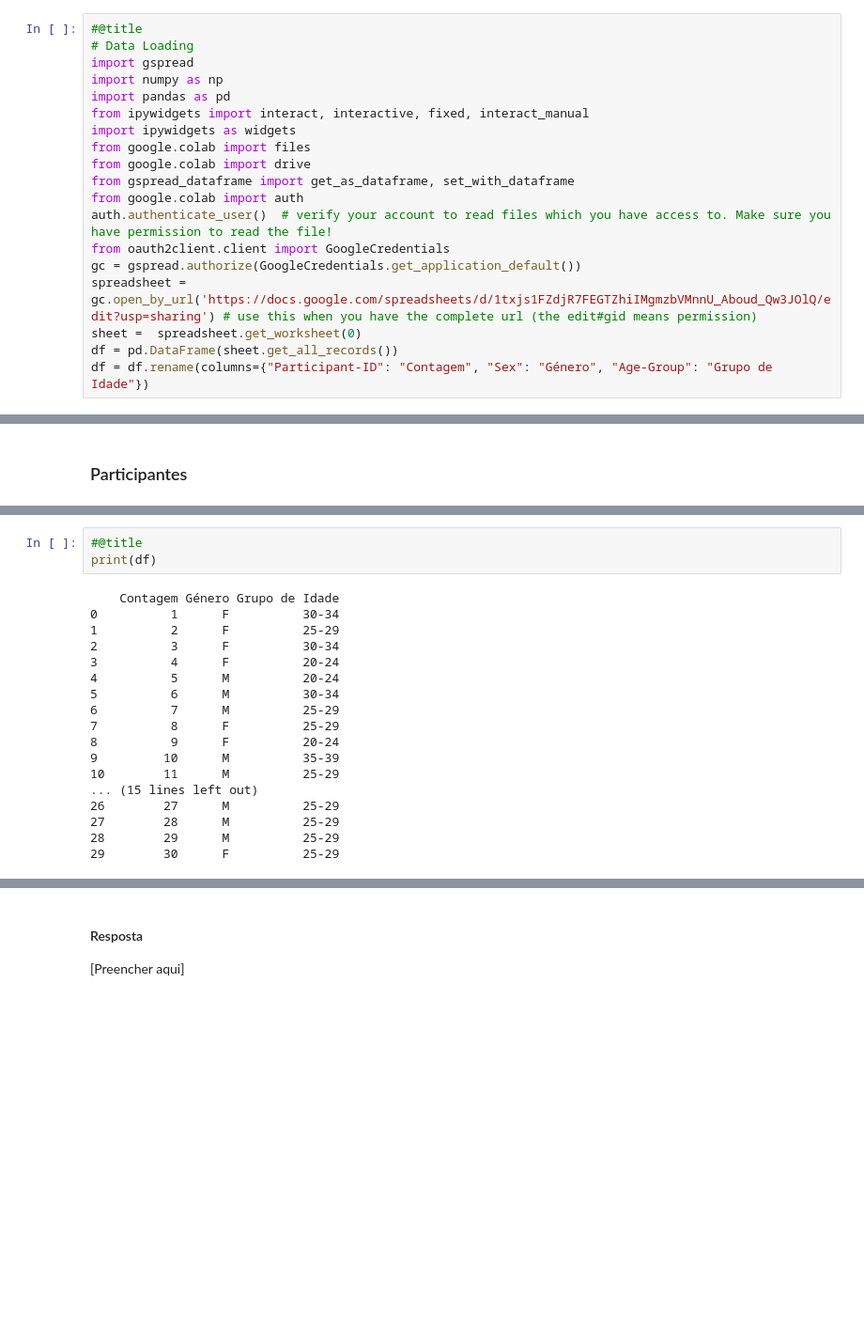
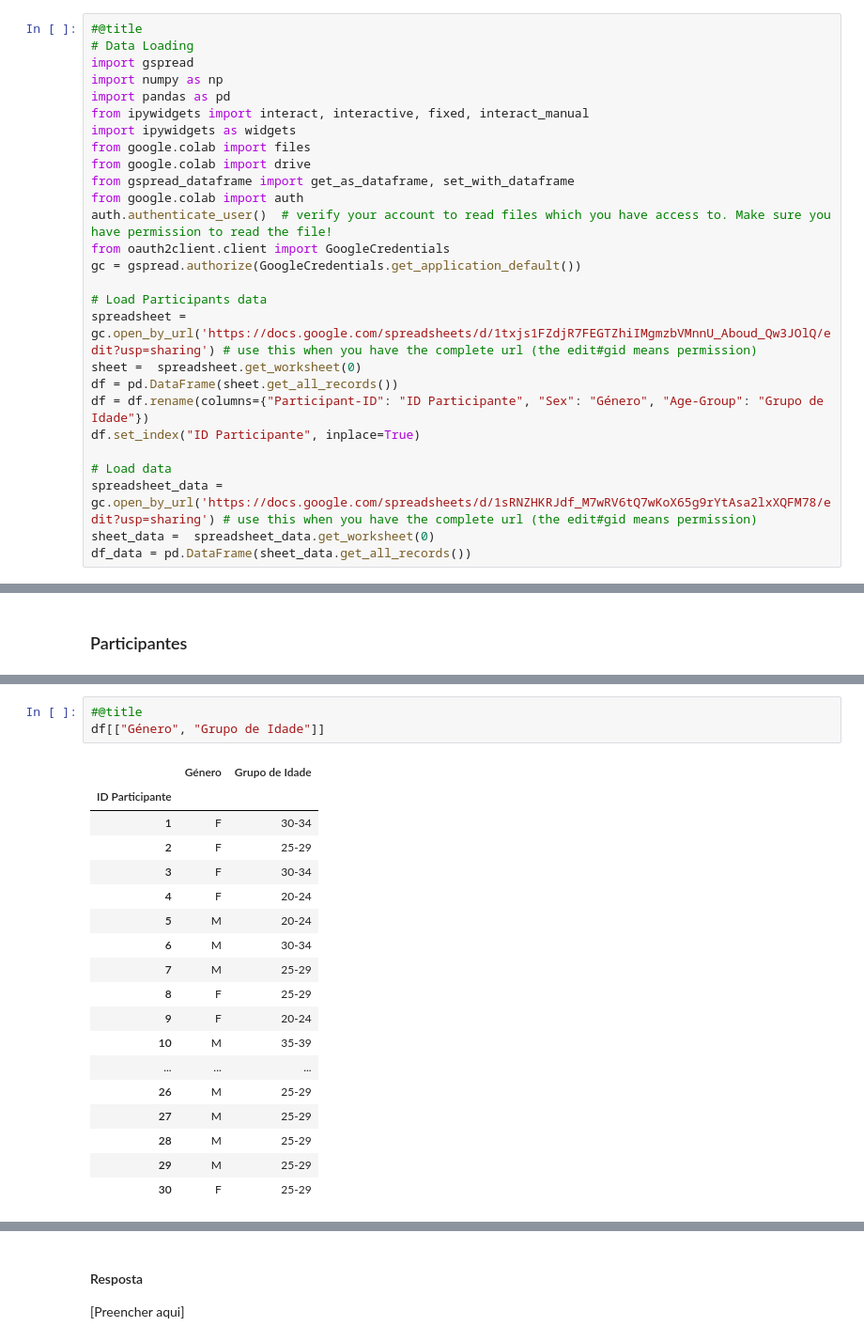
Before and after one commit to CIBIT-UC/clube-ciencia-viva, a Jupyter notebook: tutorials/SAG-sessao1-part2.ipynb, the cells around one changed output, grey strips where cells are left out. Shown at 94% size. Drawn from its saved outputs; the diff is of its cells as text; blank space fills up the shorter version.

```diff
--- a/tutorials/SAG-sessao1-part2.ipynb
+++ b/tutorials/SAG-sessao1-part2.ipynb
@@ -18,10 +18,18 @@ from google.colab import auth
 auth.authenticate_user()  # verify your account to read files which you have access to. Make sure you have permission to read the file!
 from oauth2client.client import GoogleCredentials
 gc = gspread.authorize(GoogleCredentials.get_application_default())
+
+# Load Participants data
 spreadsheet = gc.open_by_url('https://docs.google.com/spreadsheets/d/1txjs1FZdjR7FEGTZhiIMgmzbVMnnU_Aboud_Qw3JOlQ/edit?usp=sharing') # use this when you have the complete url (the edit#gid means permission)
 sheet =  spreadsheet.get_worksheet(0)
 df = pd.DataFrame(sheet.get_all_records())
-df = df.rename(columns={"Participant-ID": "Contagem", "Sex": "Género", "Age-Group": "Grupo de Idade"})
+df = df.rename(columns={"Participant-ID": "ID Participante", "Sex": "Género", "Age-Group": "Grupo de Idade"})
+df.set_index("ID Participante", inplace=True)
+
+# Load data
+spreadsheet_data = gc.open_by_url('https://docs.google.com/spreadsheets/d/1sRNZHKRJdf_M7wRV6tQ7wKoX65g9rYtAsa2lxXQFM78/edit?usp=sharing') # use this when you have the complete url (the edit#gid means permission)
+sheet_data =  spreadsheet_data.get_worksheet(0)
+df_data = pd.DataFrame(sheet_data.get_all_records())
 # %% [markdown]
 ![Screenshot 2020-11-09 at 10.32.05.png](embedded-picture-1)
 # %% [markdown]
@@ -64,22 +72,23 @@ O estudo recrutou 30 participantes dos quais 15 elementos são do género femini
 # %%
 #@title
-print(df)
+df[["Género", "Grupo de Idade"]]
 # %% [output]
-    Contagem Género Grupo de Idade
-0          1      F          30-34
-1          2      F          25-29
-2          3      F          30-34
-3          4      F          20-24
-4          5      M          20-24
-5          6      M          30-34
-6          7      M          25-29
-7          8      F          25-29
-8          9      F          20-24
-9         10      M          35-39
-10        11      M          25-29
-... (15 lines left out)
-26        27      M          25-29
-27        28      M          25-29
-28        29      M          25-29
-29        30      F          25-29
+|  | Género | Grupo de Idade |
+| ID Participante |  |  |
+| 1 | F | 30-34 |
+| 2 | F | 25-29 |
+| 3 | F | 30-34 |
+| 4 | F | 20-24 |
+| 5 | M | 20-24 |
+| 6 | M | 30-34 |
+| 7 | M | 25-29 |
+| 8 | F | 25-29 |
+| 9 | F | 20-24 |
+| 10 | M | 35-39 |
+| ... | ... | ... |
+| 26 | M | 25-29 |
+| 27 | M | 25-29 |
+| 28 | M | 25-29 |
+| 29 | M | 25-29 |
+| 30 | F | 25-29 |
 # %% [markdown]
```
Also changed, not shown: parts of 9 cells of this notebook, 1 other file.
